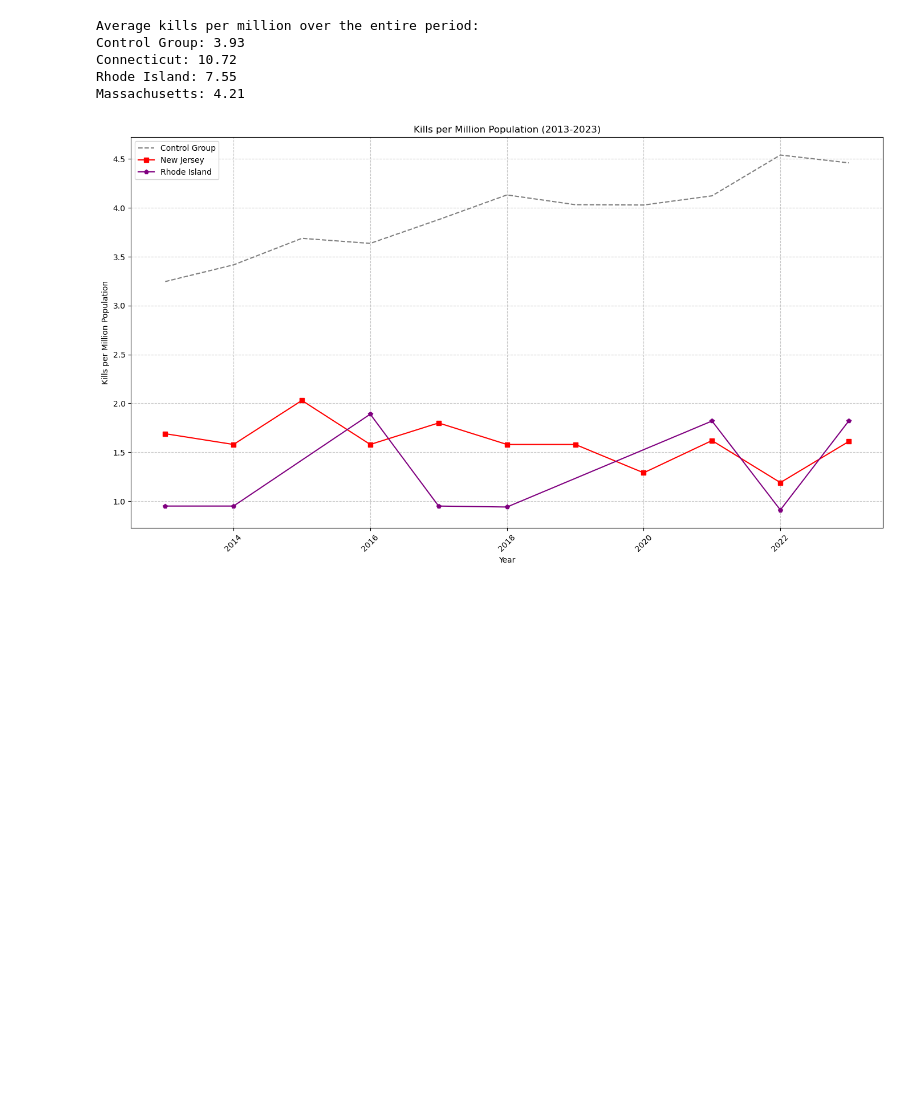
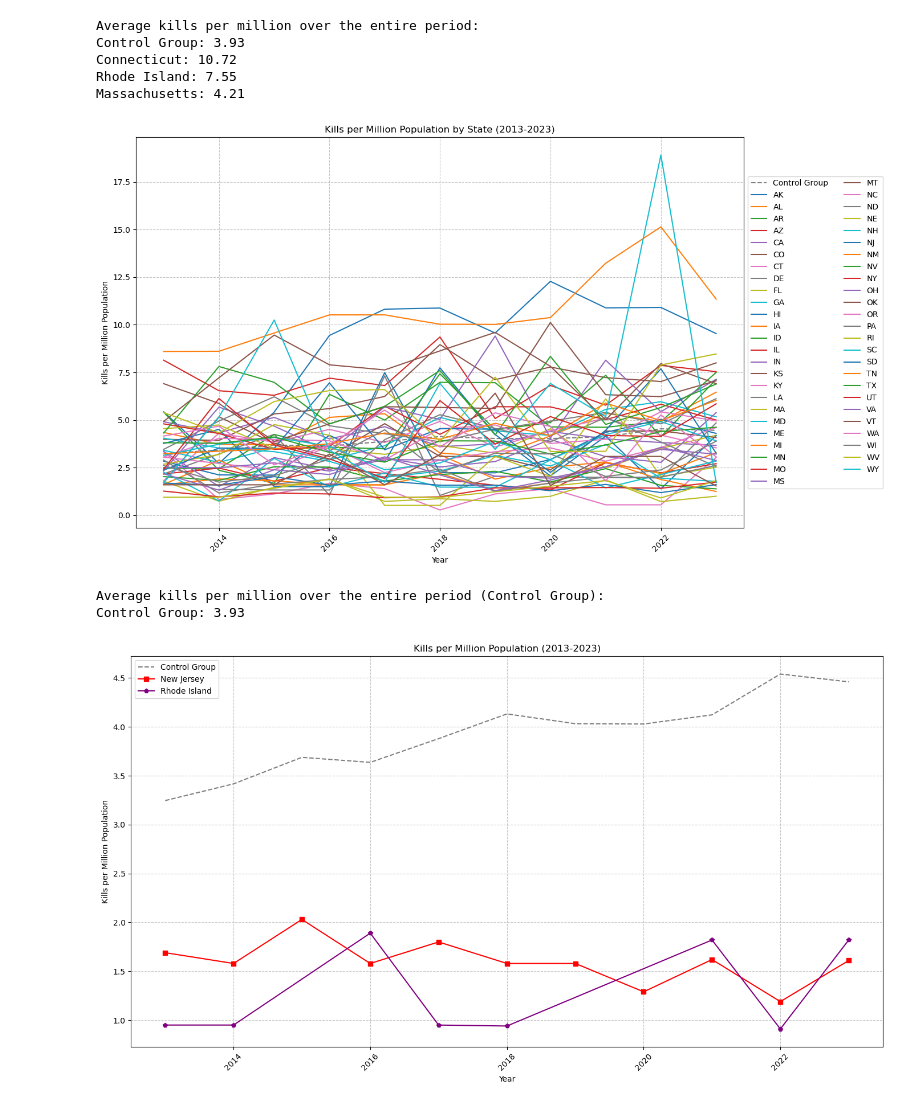
Before and after one commit to haechan01/Econometrics-project, a Jupyter notebook: assignment5.ipynb, the cells around one changed output. Drawn from its saved outputs; the diff is of its cells as text; code cells hidden in the pictures; blank space fills up the shorter version.

Commit message:
NJ synthetic control

```diff
--- a/assignment5.ipynb
+++ b/assignment5.ipynb
@@ -324,6 +324,62 @@ Control Group: 3.93
 Connecticut: 10.72
 Rhode Island: 7.55
 Massachusetts: 4.21
+# %%
+import pandas as pd
+import matplotlib.pyplot as plt
+
+# Read the data
+df = pd.read_csv('yearly_kills_by_state_with_treatment.csv')
+
+# Filter for years 2013-2023
+df = df[(df['year'] >= 2013) & (df['year'] <= 2023)]
+
+# Filter out DC
+df = df[df['state'] != 'DC']
+
+# Calculate control group average (states with treatment = 0)
+control_group = df[df['treatment'] == 0].groupby('year')['kills_per_million'].mean().reset_index()
+
+# Get list of unique states
+states = df['state'].unique()
+
+# Create the plot
+plt.figure(figsize=(14, 8))
+
+# Plot control group
+plt.plot(control_group['year'], control_group['kills_per_million'], '--', label='Control Group', color='gray')
+
+# Plot data for each state
+for state in states:
+    state_data = df[df['state'] == state]
+    plt.plot(state_data['year'], state_data['kills_per_million'], label=state)
+
+# Customize the plot
+plt.xlabel('Year')
+plt.ylabel('Kills per Million Population')
+plt.title('Kills per Million Population by State (2013-2023)')
+plt.grid(True, linestyle='--', alpha=0.7)
+plt.legend(loc='center left', bbox_to_anchor=(1, 0.5), ncol=2)  # Adjust legend position for readability
+
+# Rotate x-axis labels for better readability
+plt.xticks(rotation=45)
+
+# Adjust layout to prevent label cutoff
+plt.tight_layout()
+
+# Save the plot
+plt.savefig('kills_per_million_plot_50_states.png')
+
+# Display the plot
+plt.show()
+
+# Print average values for control group
+print("\nAverage kills per million over the entire period (Control Group):")
+print(f"Control Group: {control_group['kills_per_million'].mean():.2f}")
+# %% [output]
+[figure, added]
+Average kills per million over the entire period (Control Group):
+Control Group: 3.93
 # %%
 import pandas as pd
 import matplotlib.pyplot as plt
```
Also changed, not shown: parts of 3 cells of this notebook.
